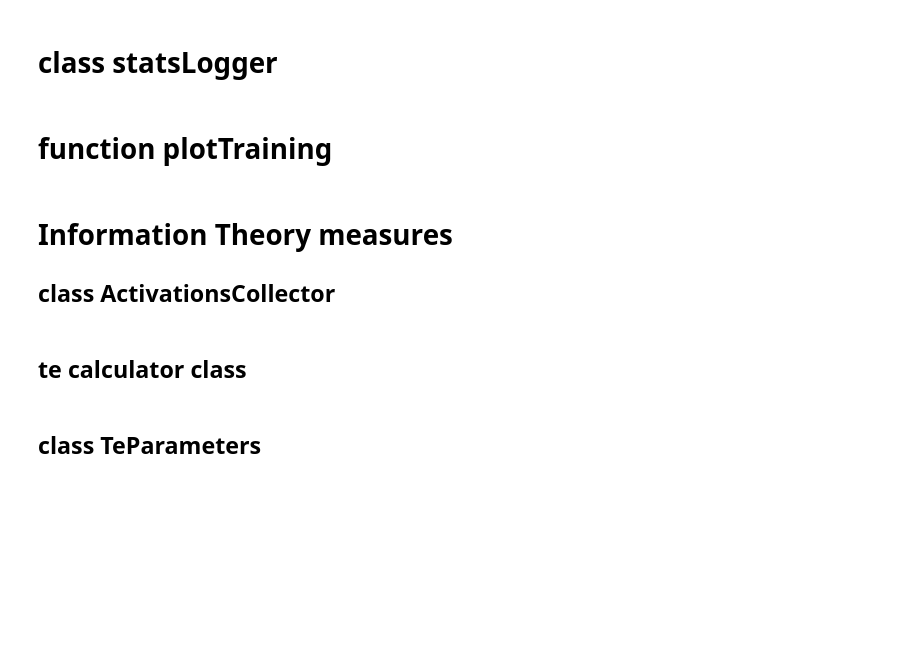
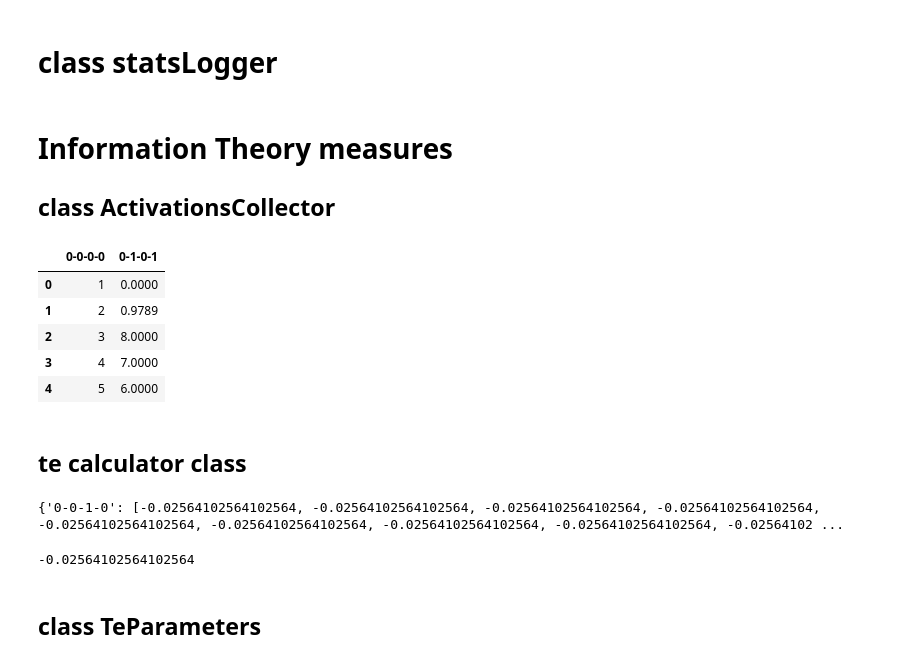
Before and after one commit to IsisChameleon/CSYS5030, a Jupyter notebook: Assignment2/xor-v5.ipynb, the cells around one changed output. Drawn from its saved outputs; the diff is of its cells as text; code cells hidden in the pictures; blank space fills up the shorter version.

```diff
--- a/Assignment2/xor-v5.ipynb
+++ b/Assignment2/xor-v5.ipynb
@@ -149,5 +147,3 @@ class statsLogger():
         self.accuracies.append(100 * self.epoch_correct_samples / self.epoch_total_samples)
         self.epochs+=1
         self.samples+=self.epoch_total_samples
-# %% [markdown]
-# function plotTraining
@@ -247,3 +204,21 @@ class activationsCollector():
+# %%
+nn = {
+    '0-0-0-0': [1,2,3,4,5,6,7,8,9,0],
+    '0-1-0-1': [0,.9789,8,7,6,5,4,3,2,1]
+}
+
+import pandas as pd
+
+df = pd.DataFrame(nn)
+
+df.head()
+# %% [output]
+|  | 0-0-0-0 | 0-1-0-1 |
+| 0 | 1 | 0.0000 |
+| 1 | 2 | 0.9789 |
+| 2 | 3 | 8.0000 |
+| 3 | 4 | 7.0000 |
+| 4 | 5 | 6.0000 |
 # %% [markdown]
 ## te calculator class
 # %%
@@ -419,6 +404,17 @@ class teCalculator():
 
         for target_layer in range(1, num_layers):
            __getMeasuresForLayer(collector, target_layer)
+# %%
+#--------------------------------------------
+# test snippet get last value in history
+# run training for 1 epoch, 2 batches
+#--------------------------------------------
+
+print(teCalc.teHistory)
+teCalc.getLastValueInHistory(teCalc.teHistory, (1,0), (2,0))
+# %% [output]
+{'0-0-1-0': [-0.02564102564102564, -0.02564102564102564, -0.02564102564102564, -0.02564102564102564, -0.02564102564102564, -0.02564102564102564, -0.02564102564102564, -0.02564102564102564, -0.02564102 ...
+-0.02564102564102564
 # %% [markdown]
 ## class TeParameters
 # %%
```
Also changed, not shown: parts of 28 cells of this notebook, 6 other files.
